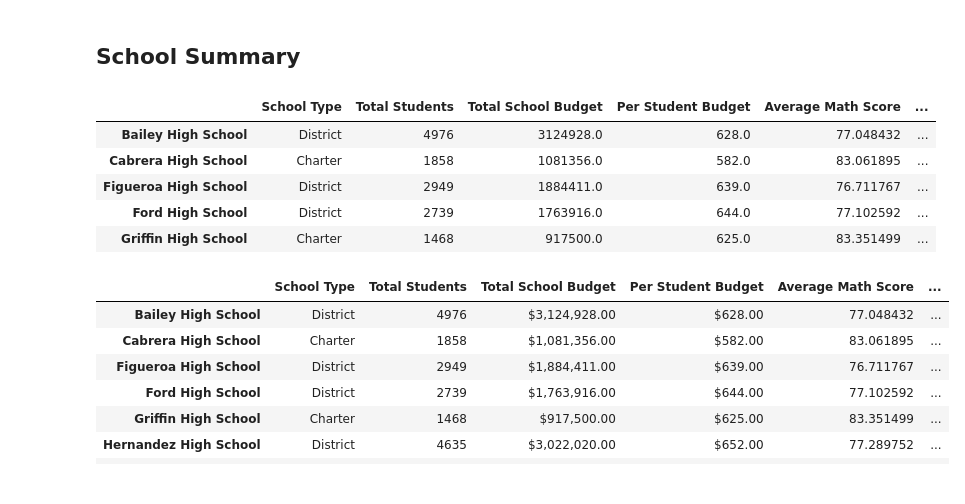
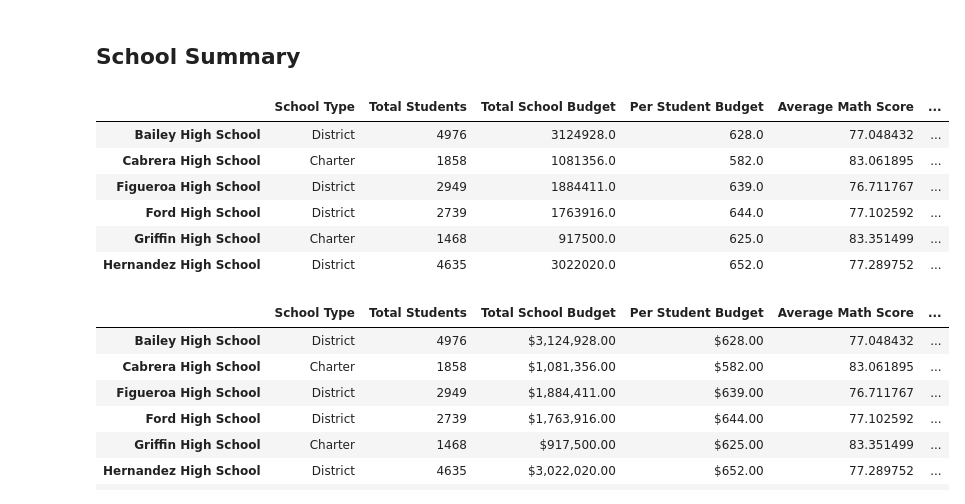
Before and after one commit to gcmastra/School_District_Analysis, a Jupyter notebook: PyCitySchools_Challenge_In_progress.ipynb, the cells around one changed output. Saved outputs shown, nothing was run; the diff lists cells and outputs as text; code cells hidden in the pictures.

```diff
--- a/PyCitySchools_Challenge_In_progress.ipynb
+++ b/PyCitySchools_Challenge_In_progress.ipynb
@@ -299,25 +299,26 @@ per_overall_passing_percentage = per_passing_math_reading / per_school_counts *
 # %%
 # Create the DataFrame
 per_school_summary_df = pd.DataFrame({
     "School Type": per_school_types,
     "Total Students": per_school_counts,
     "Total School Budget": per_school_budget,
     "Per Student Budget": per_school_capita,
     "Average Math Score": per_school_math,
     "Average Reading Score": per_school_reading,
     "% Passing Math": per_school_passing_math,
     "% Passing Reading": per_school_passing_reading,
     "% Overall Passing": per_overall_passing_percentage})
 
 
-per_school_summary_df.head()
+per_school_summary_df.head(6)
 # %% [output]
 |  | School Type | Total Students | Total School Budget | Per Student Budget | Average Math Score | ... |
 | Bailey High School | District | 4976 | 3124928.0 | 628.0 | 77.048432 | ... |
 | Cabrera High School | Charter | 1858 | 1081356.0 | 582.0 | 83.061895 | ... |
 | Figueroa High School | District | 2949 | 1884411.0 | 639.0 | 76.711767 | ... |
 | Ford High School | District | 2739 | 1763916.0 | 644.0 | 77.102592 | ... |
 | Griffin High School | Charter | 1468 | 917500.0 | 625.0 | 83.351499 | ... |
+| Hernandez High School | District | 4635 | 3022020.0 | 652.0 | 77.289752 | ... |
 # %%
 # Format the Total School Budget and the Per Student Budget
 per_school_summary_df["Total School Budget"] = per_school_summary_df["Total School Budget"].map("${:,.2f}".format)
```
Also changed, not shown: parts of 8 cells of this notebook, 1 other file.
